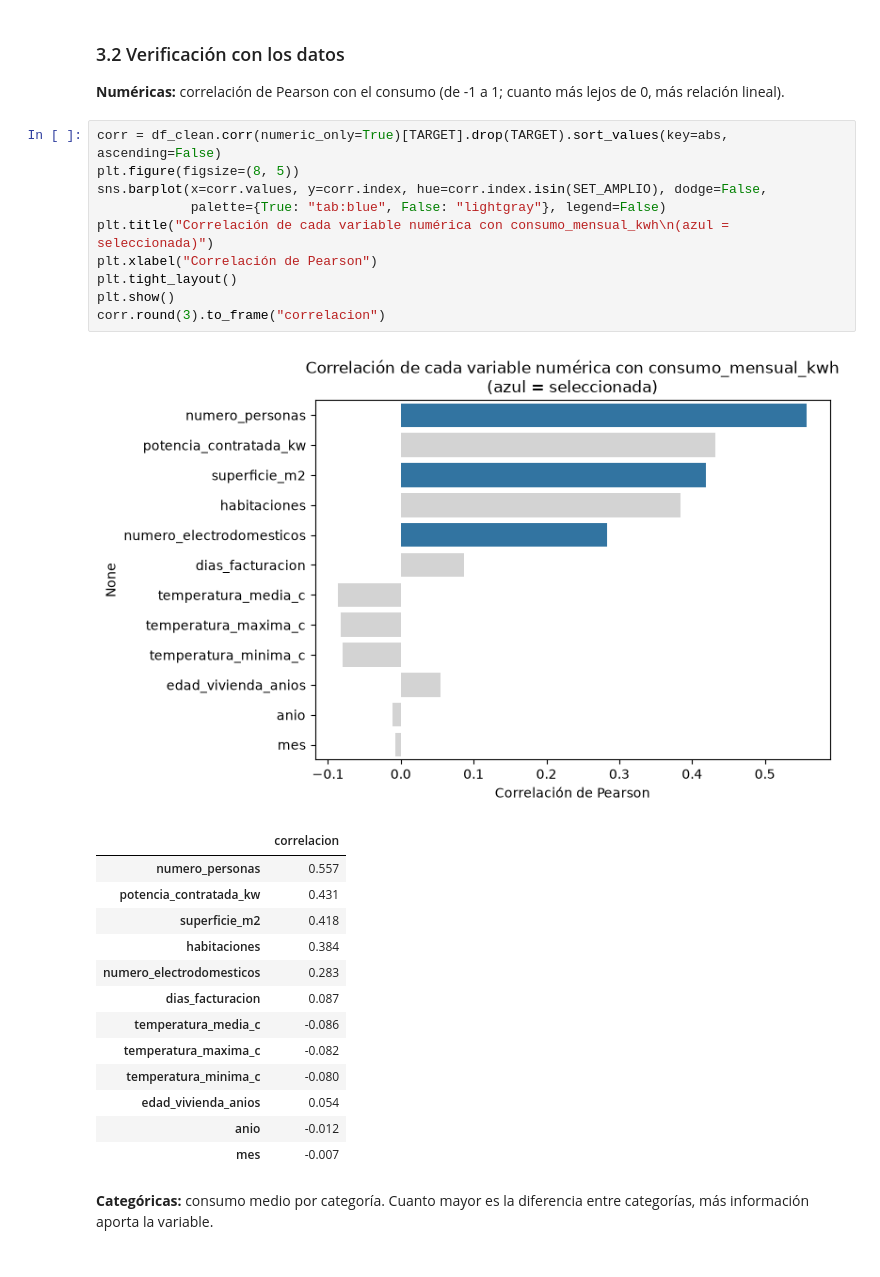
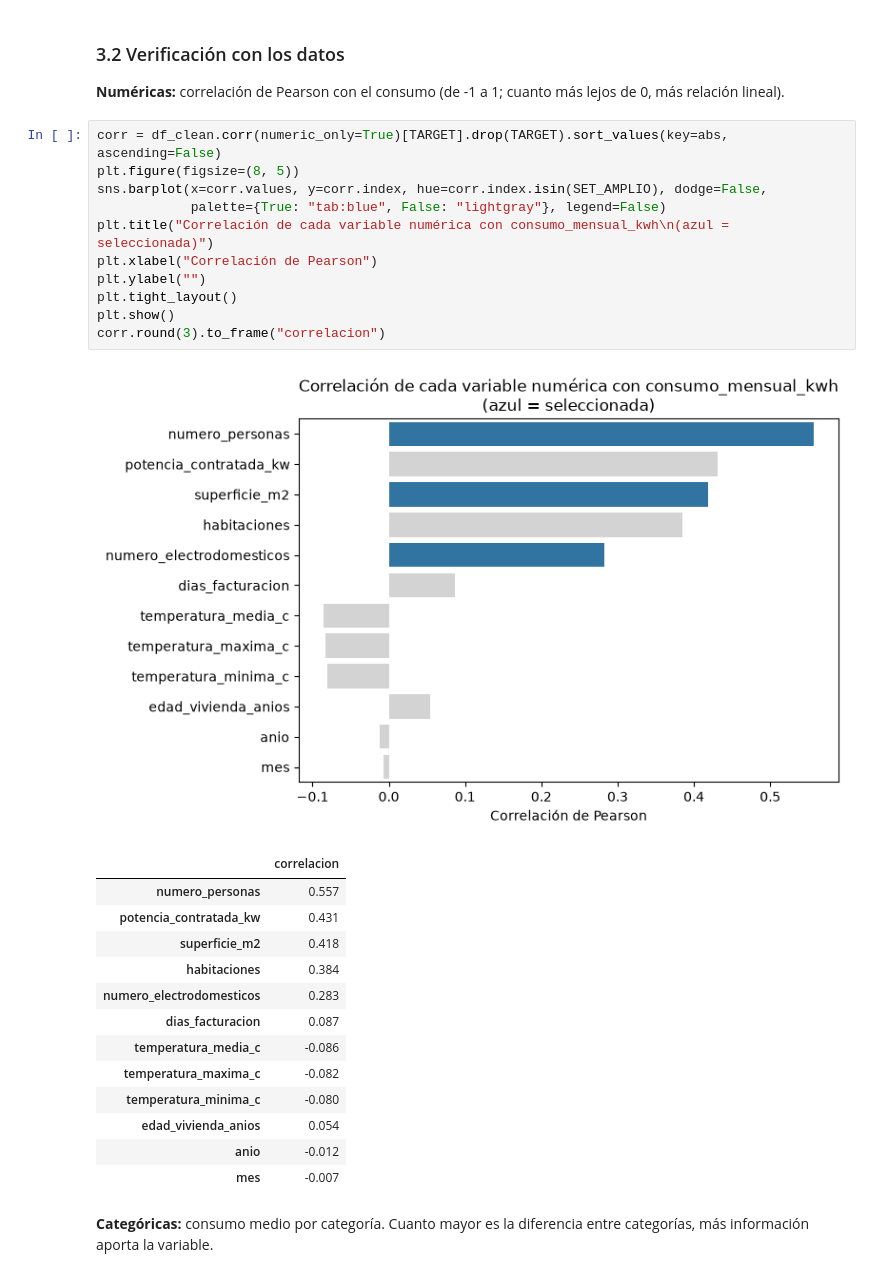
Before and after one commit to GeorgiF0x/MLS-Labs, a Jupyter notebook: practicas/01-regresion-consumo/consumo_electrico.ipynb, the cells around one changed output. Saved outputs shown, nothing was run; the diff lists cells and outputs as text.

```diff
--- a/practicas/01-regresion-consumo/consumo_electrico.ipynb
+++ b/practicas/01-regresion-consumo/consumo_electrico.ipynb
@@ -236,15 +236,16 @@ Amplio   (8): ['numero_personas', 'superficie_m2', 'numero_electrodomesticos', '
 # %%
 corr = df_clean.corr(numeric_only=True)[TARGET].drop(TARGET).sort_values(key=abs, ascending=False)
 plt.figure(figsize=(8, 5))
 sns.barplot(x=corr.values, y=corr.index, hue=corr.index.isin(SET_AMPLIO), dodge=False,
             palette={True: "tab:blue", False: "lightgray"}, legend=False)
 plt.title("Correlación de cada variable numérica con consumo_mensual_kwh\n(azul = seleccionada)")
 plt.xlabel("Correlación de Pearson")
+plt.ylabel("")
 plt.tight_layout()
 plt.show()
 corr.round(3).to_frame("correlacion")
 # %% [output]
-[figure, old version]
+[figure, new version]
 |  | correlacion |
 | numero_personas | 0.557 |
 | potencia_contratada_kw | 0.431 |
```
Also changed, not shown: parts of 2 cells of this notebook, 14 other files.
